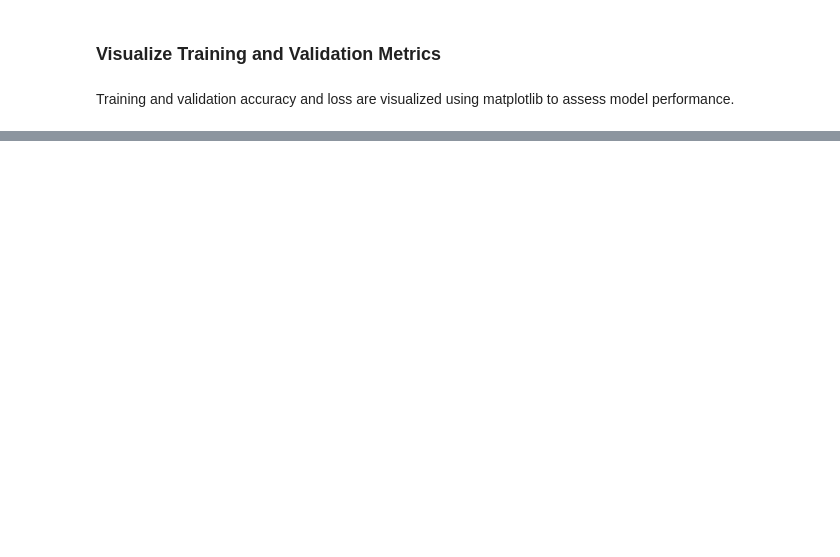
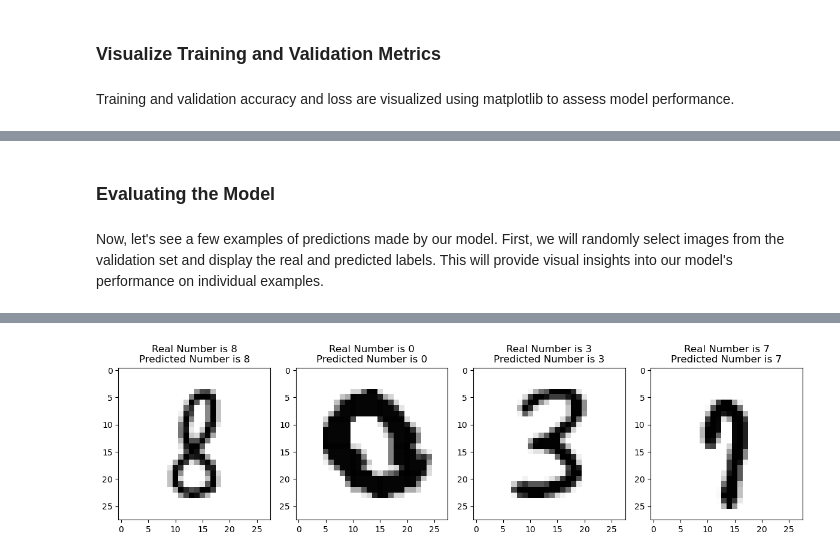
Before and after one commit to gabriel-nds/CNN_for_Digit_Recognizer, a Jupyter notebook: digit.ipynb, the cells around one changed output, grey strips where cells are left out. Drawn from its saved outputs; the diff is of its cells as text; code cells hidden in the pictures; blank space fills up the shorter version.

```diff
--- a/digit.ipynb
+++ b/digit.ipynb
@@ -207,0 +216,21 @@ plt.show()
+# %% [markdown]
+### Evaluating the Model
+# %% [markdown]
+Now, let's see a few examples of predictions made by our model. First, we will randomly select images from the validation set and display the real and predicted labels. This will provide visual insights into our model's performance on individual examples.
+# %%
+# Visualize a random selection of images from the validation set along with real and predicted labels
+y_pred = model.predict(X_val)
+X_val_reshaped = X_val.reshape(X_val.shape[0], 28, 28)
+
+# Select 4 random indices from the validation set
+random_indices = random.sample(range(len(X_val)), 4)
+
+fig, axis = plt.subplots(1, 4, figsize=(12, 14))
+for i, ax in enumerate(axis.flat):
+    index = random_indices[i]
+    ax.imshow(X_val_reshaped[index], cmap='binary')
+    ax.set(title=f"Real Number is {y_val[index].argmax()}\nPredicted Number is {y_pred[index].argmax()}")
+
+plt.tight_layout()
+plt.show()
+# %% [output]
@@ -207,0 +238 @@ plt.show()
+[figure, added]
```
Also changed, not shown: parts of 16 cells of this notebook, 2 other files.
